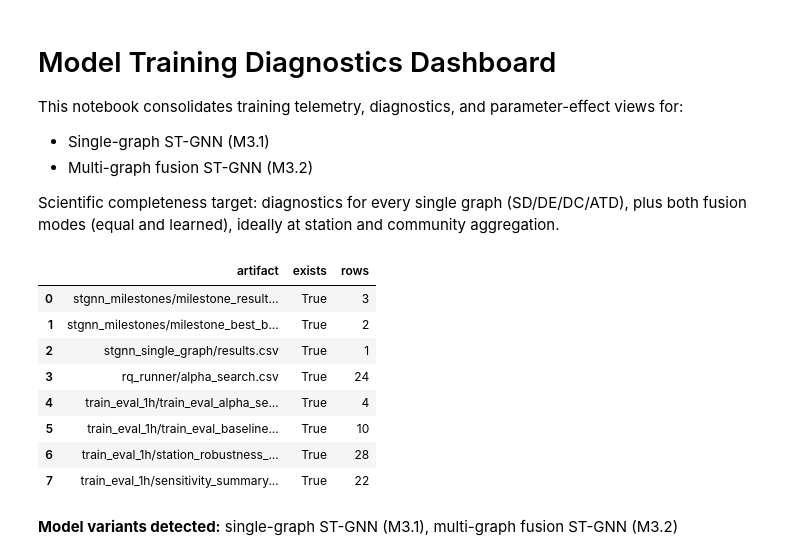
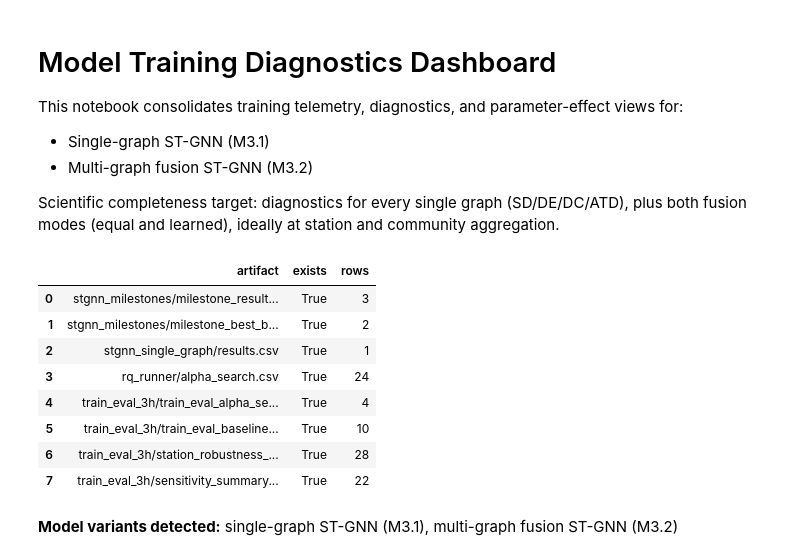
Before and after one commit to odinsseo/hsl-bikes, a Jupyter notebook: notebooks/model_training_diagnostics.ipynb, the cells around one changed output. Cells and saved outputs as stored; diff of their text form; code cells hidden in the pictures.

```diff
--- a/notebooks/model_training_diagnostics.ipynb
+++ b/notebooks/model_training_diagnostics.ipynb
@@ -61,35 +61,35 @@ def parse_weights(value) -> dict:
 # %%
 milestone_results = read_csv_if_exists(STGNN_MILE_DIR / 'milestone_results.csv')
 milestone_best = read_csv_if_exists(STGNN_MILE_DIR / 'milestone_best_by_milestone.csv')
 stgnn_single_results = read_csv_if_exists(STGNN_SINGLE_DIR / 'results.csv')
 rq_alpha = read_csv_if_exists(EXP_DIR / 'rq_runner' / 'alpha_search.csv')
-train_eval_alpha = read_csv_if_exists(EXP_DIR / 'train_eval_1h' / 'train_eval_alpha_search.csv')
-baseline_search = read_csv_if_exists(EXP_DIR / 'train_eval_1h' / 'train_eval_baseline_search.csv')
-robustness = read_csv_if_exists(EXP_DIR / 'train_eval_1h' / 'station_robustness_statistics.csv')
-sensitivity = read_csv_if_exists(EXP_DIR / 'train_eval_1h' / 'sensitivity_summary.csv')
+train_eval_alpha = read_csv_if_exists(EXP_DIR / 'train_eval_3h' / 'train_eval_alpha_search.csv')
+baseline_search = read_csv_if_exists(EXP_DIR / 'train_eval_3h' / 'train_eval_baseline_search.csv')
+robustness = read_csv_if_exists(EXP_DIR / 'train_eval_3h' / 'station_robustness_statistics.csv')
+sensitivity = read_csv_if_exists(EXP_DIR / 'train_eval_3h' / 'sensitivity_summary.csv')
 
 artifact_status = pd.DataFrame([
     {'artifact': 'stgnn_milestones/milestone_results.csv', 'exists': not milestone_results.empty, 'rows': int(len(milestone_results))},
     {'artifact': 'stgnn_milestones/milestone_best_by_milestone.csv', 'exists': not milestone_best.empty, 'rows': int(len(milestone_best))},
     {'artifact': 'stgnn_single_graph/results.csv', 'exists': not stgnn_single_results.empty, 'rows': int(len(stgnn_single_results))},
     {'artifact': 'rq_runner/alpha_search.csv', 'exists': not rq_alpha.empty, 'rows': int(len(rq_alpha))},
-    {'artifact': 'train_eval_1h/train_eval_alpha_search.csv', 'exists': not train_eval_alpha.empty, 'rows': int(len(train_eval_alpha))},
-    {'artifact': 'train_eval_1h/train_eval_baseline_search.csv', 'exists': not baseline_search.empty, 'rows': int(len(baseline_search))},
-    {'artifact': 'train_eval_1h/station_robustness_statistics.csv', 'exists': not robustness.empty, 'rows': int(len(robustness))},
-    {'artifact': 'train_eval_1h/sensitivity_summary.csv', 'exists': not sensitivity.empty, 'rows': int(len(sensitivity))},
+    {'artifact': 'train_eval_3h/train_eval_alpha_search.csv', 'exists': not train_eval_alpha.empty, 'rows': int(len(train_eval_alpha))},
+    {'artifact': 'train_eval_3h/train_eval_baseline_search.csv', 'exists': not baseline_search.empty, 'rows': int(len(baseline_search))},
+    {'artifact': 'train_eval_3h/station_robustness_statistics.csv', 'exists': not robustness.empty, 'rows': int(len(robustness))},
+    {'artifact': 'train_eval_3h/sensitivity_summary.csv', 'exists': not sensitivity.empty, 'rows': int(len(sensitivity))},
 ])
 
 display(artifact_status)
 # %% [output]
 |  | artifact | exists | rows |
 | 0 | stgnn_milestones/milestone_result... | True | 3 |
 | 1 | stgnn_milestones/milestone_best_b... | True | 2 |
 | 2 | stgnn_single_graph/results.csv | True | 1 |
 | 3 | rq_runner/alpha_search.csv | True | 24 |
-| 4 | train_eval_1h/train_eval_alpha_se... | True | 4 |
-| 5 | train_eval_1h/train_eval_baseline... | True | 10 |
-| 6 | train_eval_1h/station_robustness_... | True | 28 |
-| 7 | train_eval_1h/sensitivity_summary... | True | 22 |
+| 4 | train_eval_3h/train_eval_alpha_se... | True | 4 |
+| 5 | train_eval_3h/train_eval_baseline... | True | 10 |
+| 6 | train_eval_3h/station_robustness_... | True | 28 |
+| 7 | train_eval_3h/sensitivity_summary... | True | 22 |
 # %%
 single_present = (
     (not milestone_results.empty and (milestone_results.get('fusion_mode', pd.Series(dtype=str)) == 'single').any())
```
Also changed, not shown: parts of 1 cell of this notebook, 21 other files.
